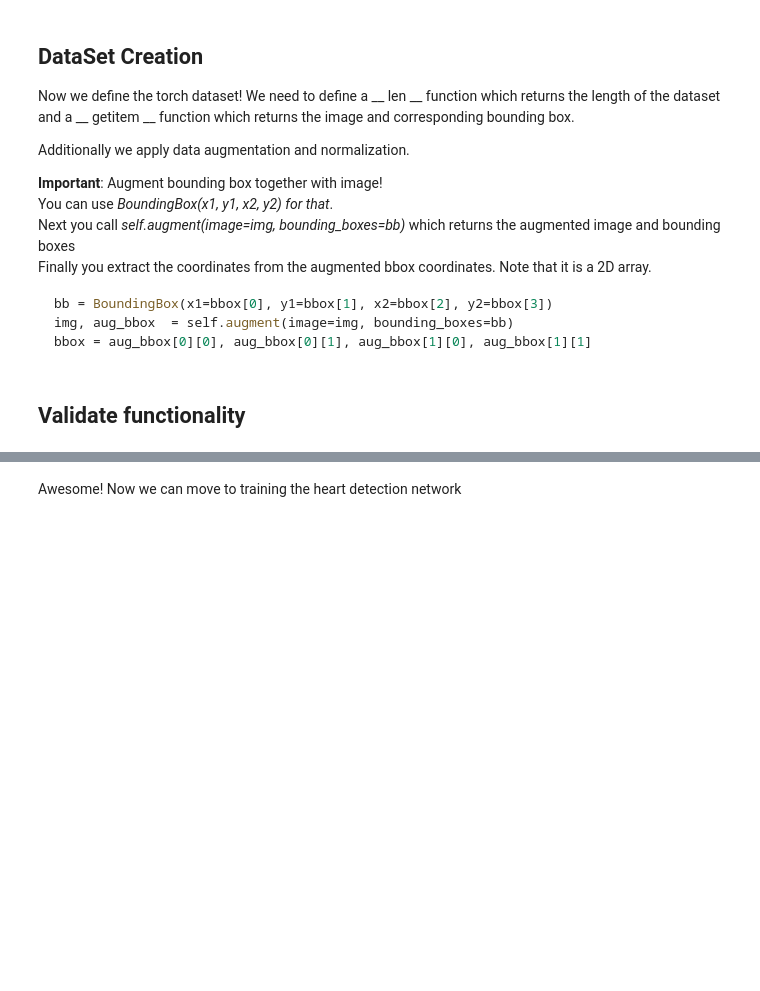
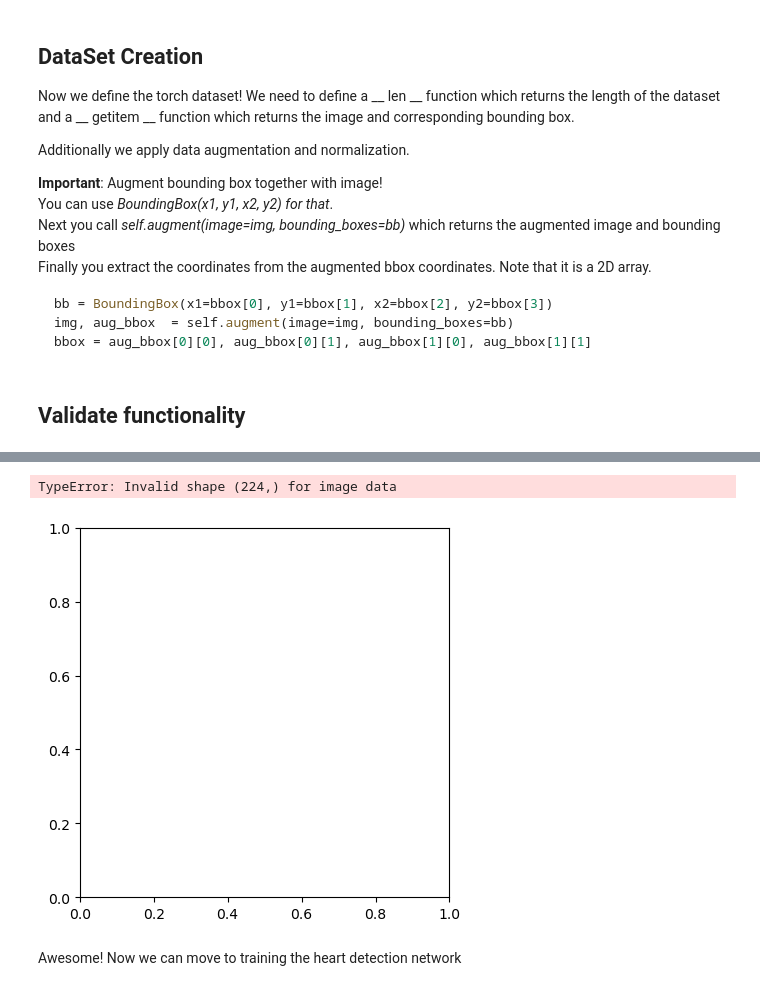
Before and after one commit to mgabr001-git/AI_IN_MEDICAL_IMAGING, a Jupyter notebook: 05-Detection/02-Dataset.ipynb, the cells around one changed output, grey strips where cells are left out. Drawn from its saved outputs; the diff is of its cells as text; code cells hidden in the pictures; blank space fills up the shorter version.

```diff
--- a/05-Detection/02-Dataset.ipynb
+++ b/05-Detection/02-Dataset.ipynb
@@ -134,12 +181,17 @@ NameError: name 'dataset' is not defined
 # %%
 img, label = dataset[17]
-
+# img=img.unsqueeze(0)
+img=img.squeeze(0)
+label = label.squeeze(0)
 fig, axis = plt.subplots(1, 1)
 axis.imshow(img[0], cmap="bone")
 spot1 = patches.Rectangle((label[0], label[1]), label[2]-label[0], label[3]-label[1], edgecolor='r', facecolor='none')
 axis.add_patch(spot1)
 
 axis.set_title("X-RAY with BBOX around heart")
 print(label)
+# %% [output]
+TypeError: Invalid shape (224,) for image data
+[figure, added]
 # %% [markdown]
 Awesome! Now we can move to training the heart detection network
```
Also changed, not shown: parts of 11 cells of this notebook, 4 other files.
